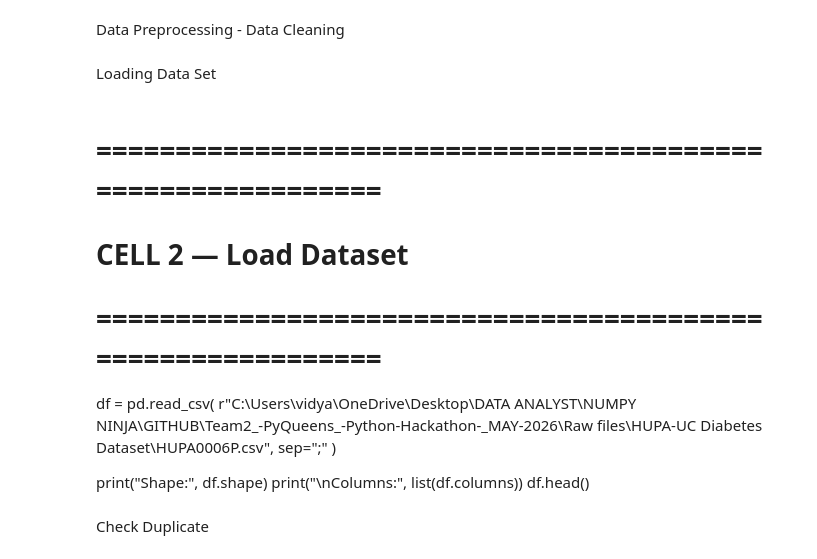
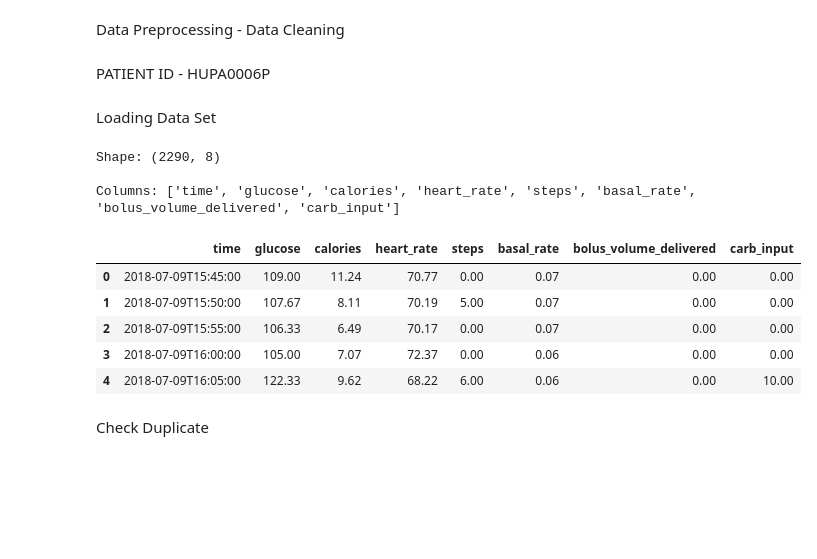
Before and after one commit to purni1986/Team2_-PyQueens_-Python-Hackathon-_MAY-2026, a Jupyter notebook: Abirami/Team 2_PyQueens_Abirami_Cleaning.ipynb, the cells around one changed output. Saved outputs shown, nothing was run; the diff lists cells and outputs as text; code cells hidden in the pictures; blank space fills up the shorter version.

```diff
--- a/Abirami/Team 2_PyQueens_Abirami_Cleaning.ipynb
+++ b/Abirami/Team 2_PyQueens_Abirami_Cleaning.ipynb
@@ -1,4 +1,6 @@
 # %% [markdown]
 Data Preprocessing - Data Cleaning
+# %% [markdown]
+PATIENT ID - HUPA0006P
 # %%
 # ============================================================
@@ -8,18 +10,28 @@ import pandas as pd
 import numpy as np
 # %% [markdown]
 Loading Data Set
-# %% [markdown]
-# ============================================================
-# CELL 2 — Load Dataset
-# ============================================================
-df = pd.read_csv(
-    r"C:\Users\vidya\OneDrive\Desktop\DATA ANALYST\NUMPY NINJA\GITHUB\Team2_-PyQueens_-Python-Hackathon-_MAY-2026\Raw files\HUPA-UC Diabetes Dataset\HUPA0006P.csv",
-    sep=";"
-)
-
-print("Shape:", df.shape)
-print("\nColumns:", list(df.columns))
-df.head()
+# %%
+# ============================================================
+# 1— Load Dataset HUPA0006P.CSV
+# ============================================================
+df = pd.read_csv(
+    r"C:\Users\vidya\OneDrive\Desktop\DATA ANALYST\NUMPY NINJA\GITHUB\Team2_-PyQueens_-Python-Hackathon-_MAY-2026\Raw files\HUPA-UC Diabetes Dataset\HUPA0006P.csv",
+    sep=";"
+)
+
+print("Shape:", df.shape)
+print("\nColumns:", list(df.columns))
+df.head()
+# %% [output]
+Shape: (2290, 8)
+
+Columns: ['time', 'glucose', 'calories', 'heart_rate', 'steps', 'basal_rate', 'bolus_volume_delivered', 'carb_input']
+|  | time | glucose | calories | heart_rate | steps | basal_rate | bolus_volume_delivered | carb_input |
+| 0 | 2018-07-09T15:45:00 | 109.00 | 11.24 | 70.77 | 0.00 | 0.07 | 0.00 | 0.00 |
+| 1 | 2018-07-09T15:50:00 | 107.67 | 8.11 | 70.19 | 5.00 | 0.07 | 0.00 | 0.00 |
+| 2 | 2018-07-09T15:55:00 | 106.33 | 6.49 | 70.17 | 0.00 | 0.07 | 0.00 | 0.00 |
+| 3 | 2018-07-09T16:00:00 | 105.00 | 7.07 | 72.37 | 0.00 | 0.06 | 0.00 | 0.00 |
+| 4 | 2018-07-09T16:05:00 | 122.33 | 9.62 | 68.22 | 6.00 | 0.06 | 0.00 | 10.00 |
 # %% [markdown]
 Check Duplicate
 # %%
```
Also changed, not shown: parts of 42 cells of this notebook, 5 other files.
